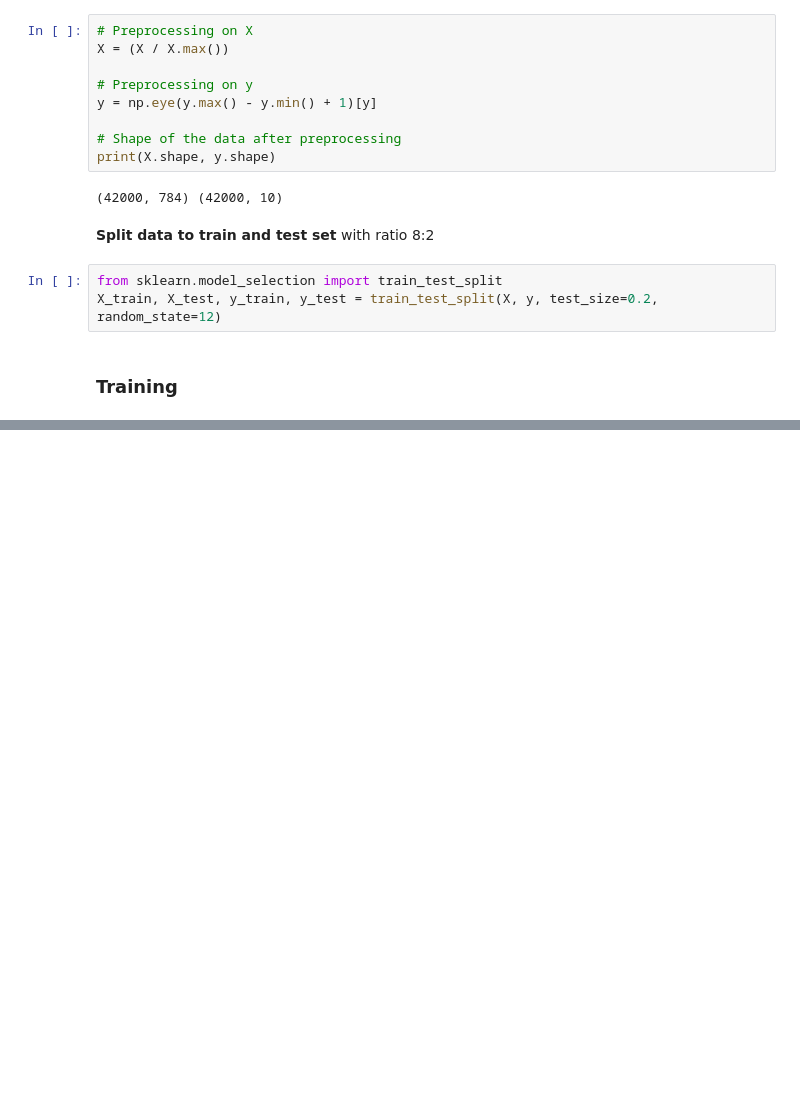
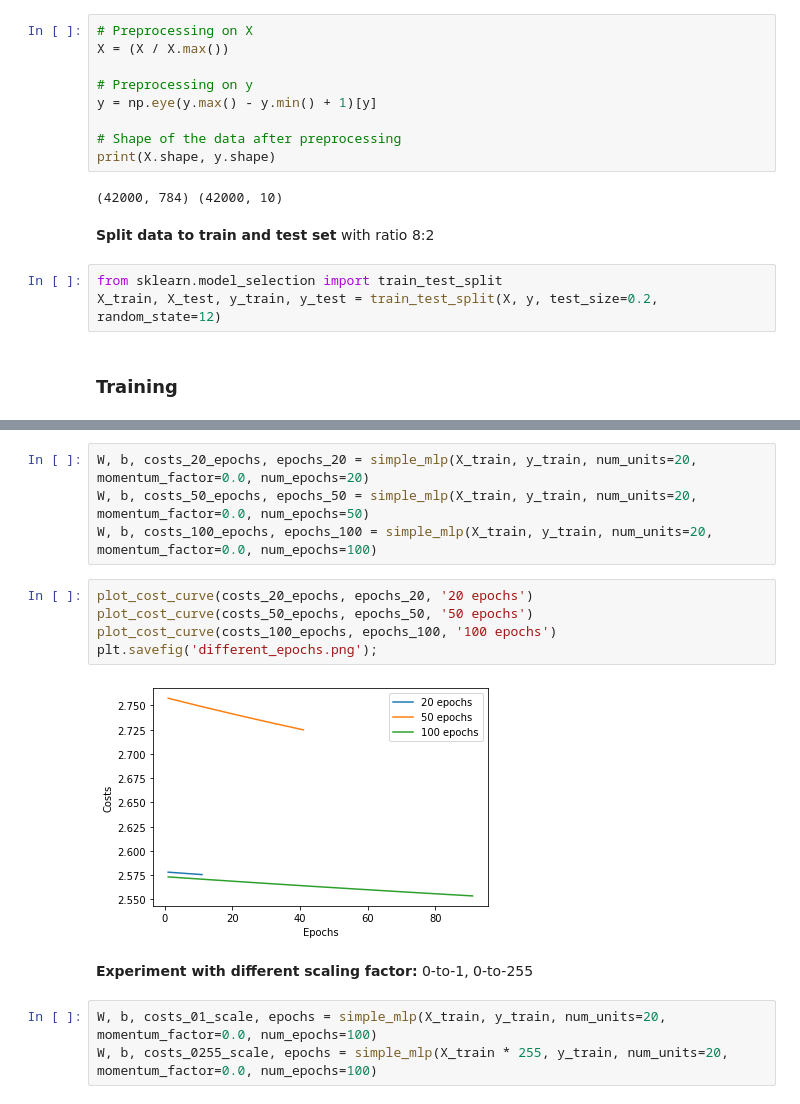
Before and after one commit to btcnhung1299/cinnamon-ai-bootcamp, a Jupyter notebook: MLP/MNIST Classification using Multi-layer Perceptron.ipynb, the cells around one changed output, grey strips where cells are left out. Drawn from its saved outputs; the diff is of its cells as text; blank space fills up the shorter version.

```diff
--- a/MLP/MNIST Classification using Multi-layer Perceptron.ipynb
+++ b/MLP/MNIST Classification using Multi-layer Perceptron.ipynb
@@ -235,0 +250,16 @@ W, b = simple_mlp(X_train, y_train, num_units=50, momentum_factor=0.0, num_itera
+# %%
+W, b, costs_20_epochs, epochs_20 = simple_mlp(X_train, y_train, num_units=20, momentum_factor=0.0, num_epochs=20)
+W, b, costs_50_epochs, epochs_50 = simple_mlp(X_train, y_train, num_units=20, momentum_factor=0.0, num_epochs=50)
+W, b, costs_100_epochs, epochs_100 = simple_mlp(X_train, y_train, num_units=20, momentum_factor=0.0, num_epochs=100)
+# %%
+plot_cost_curve(costs_20_epochs, epochs_20, '20 epochs')
+plot_cost_curve(costs_50_epochs, epochs_50, '50 epochs')
+plot_cost_curve(costs_100_epochs, epochs_100, '100 epochs')
+plt.savefig('different_epochs.png');
+# %% [output]
+[figure, added]
+# %% [markdown]
+<b>Experiment with different scaling factor:</b> 0-to-1, 0-to-255
+# %%
+W, b, costs_01_scale, epochs = simple_mlp(X_train, y_train, num_units=20, momentum_factor=0.0, num_epochs=100)
+W, b, costs_0255_scale, epochs = simple_mlp(X_train * 255, y_train, num_units=20, momentum_factor=0.0, num_epochs=100)
```
Also changed, not shown: parts of 13 cells of this notebook, 4 other files.
